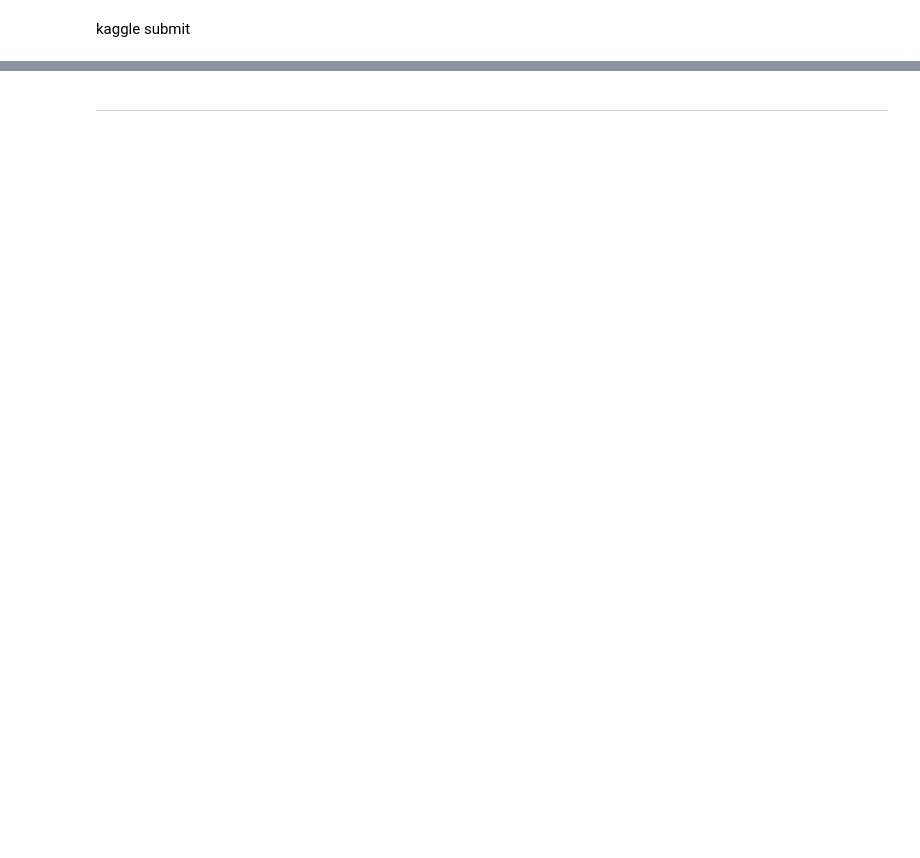
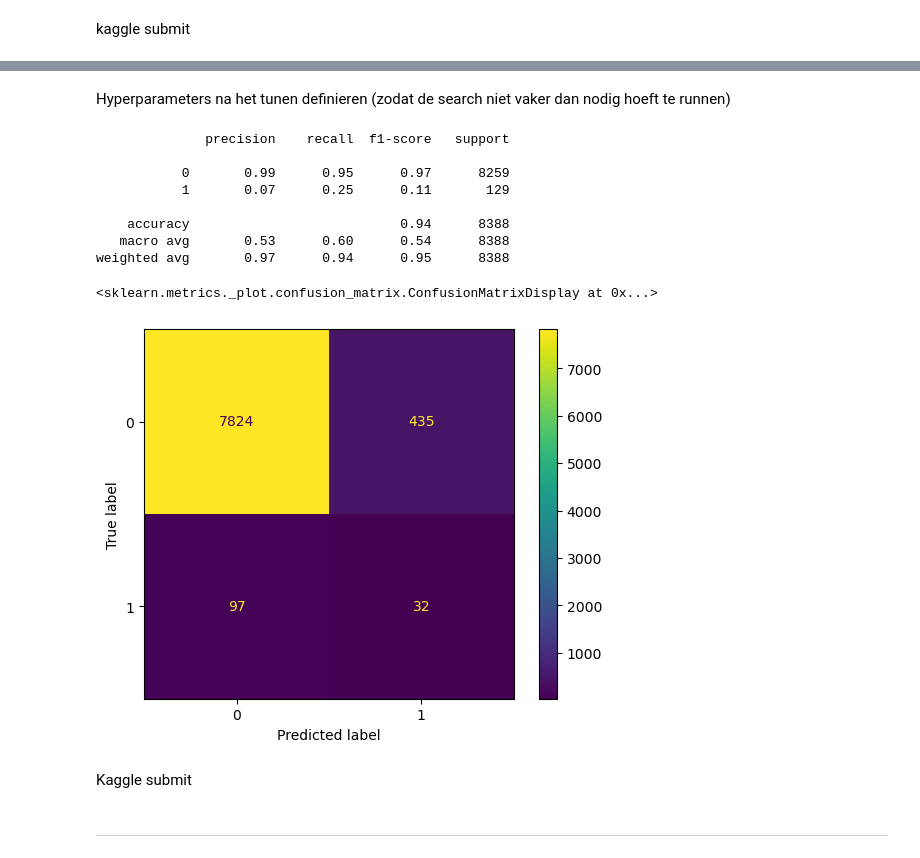
Before and after one commit to larsol55on/Machine-Learning-Herseninfract, a Jupyter notebook: Main_notebook_herstel.ipynb, the cells around one changed output, grey strips where cells are left out. Drawn from its saved outputs; the diff is of its cells as text; code cells hidden in the pictures; blank space fills up the shorter version.

```diff
--- a/Main_notebook_herstel.ipynb
+++ b/Main_notebook_herstel.ipynb
@@ -1033,0 +1194,50 @@ submission = pd.DataFrame({
+# %% [markdown]
+Hyperparameters na het tunen definieren (zodat de search niet vaker dan nodig hoeft te runnen)
+# %%
+xgb_model = TunedThresholdClassifierCV(
+    estimator=Pipeline(
+        steps=[
+            ("model", XGBClassifier(
+                colsample_bytree=0.9974539113232177,
+                eval_metric="logloss",
+                feature_types=None,
+                gamma=0.0005596656893042824,
+                learning_rate=0.02156619311061098,
+                max_depth=3,
+                min_child_weight=2,
+                n_estimators=261,
+                n_jobs=1,
+                objective="binary:logistic",
+                random_state=42,
+                reg_alpha=9.506368714217354,
+                reg_lambda=30.70299488350551,
+                scale_pos_weight=63.850515463917525,
+                subsample=0.785352299286248,
+            )),
+        ]
+    ),
+    cv=StratifiedKFold(n_splits=3, random_state=42, shuffle=True),
+    scoring="f1",
+    thresholds=200,
+    refit=True,
+)
+# %%
+xgb_model.fit(X_train, y_train)
+
+y_pred = xgb_model.predict(X_val)
+
+print(classification_report(y_val, y_pred))
+ConfusionMatrixDisplay.from_predictions(y_val, y_pred)
+# %% [output]
+              precision    recall  f1-score   support
+
+           0       0.99      0.95      0.97      8259
+           1       0.07      0.25      0.11       129
+
+    accuracy                           0.94      8388
+   macro avg       0.53      0.60      0.54      8388
+weighted avg       0.97      0.94      0.95      8388
+<sklearn.metrics._plot.confusion_matrix.ConfusionMatrixDisplay at 0x...>
+[figure, added]
+# %% [markdown]
+Kaggle submit
```
Also changed, not shown: parts of 29 cells of this notebook.
